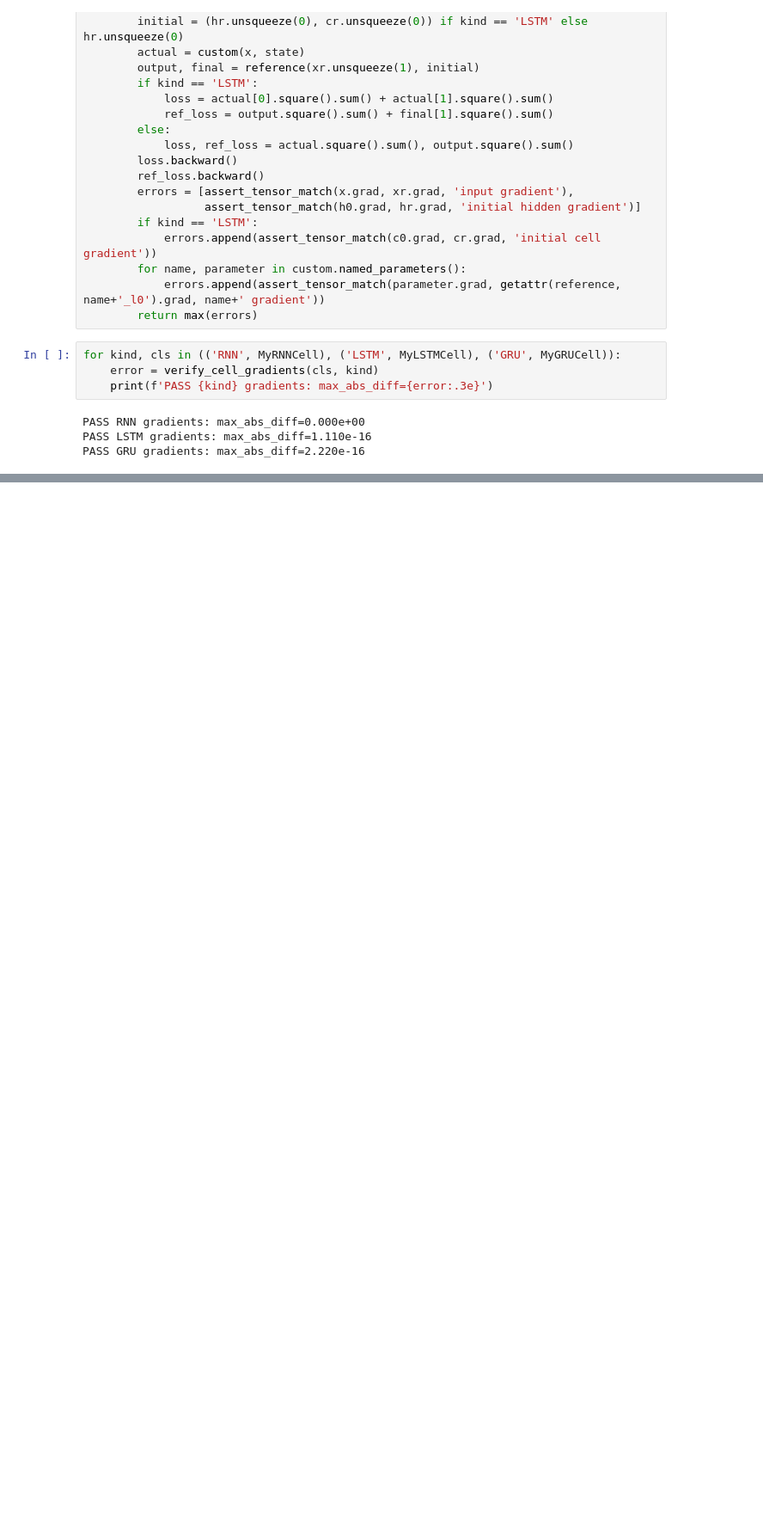
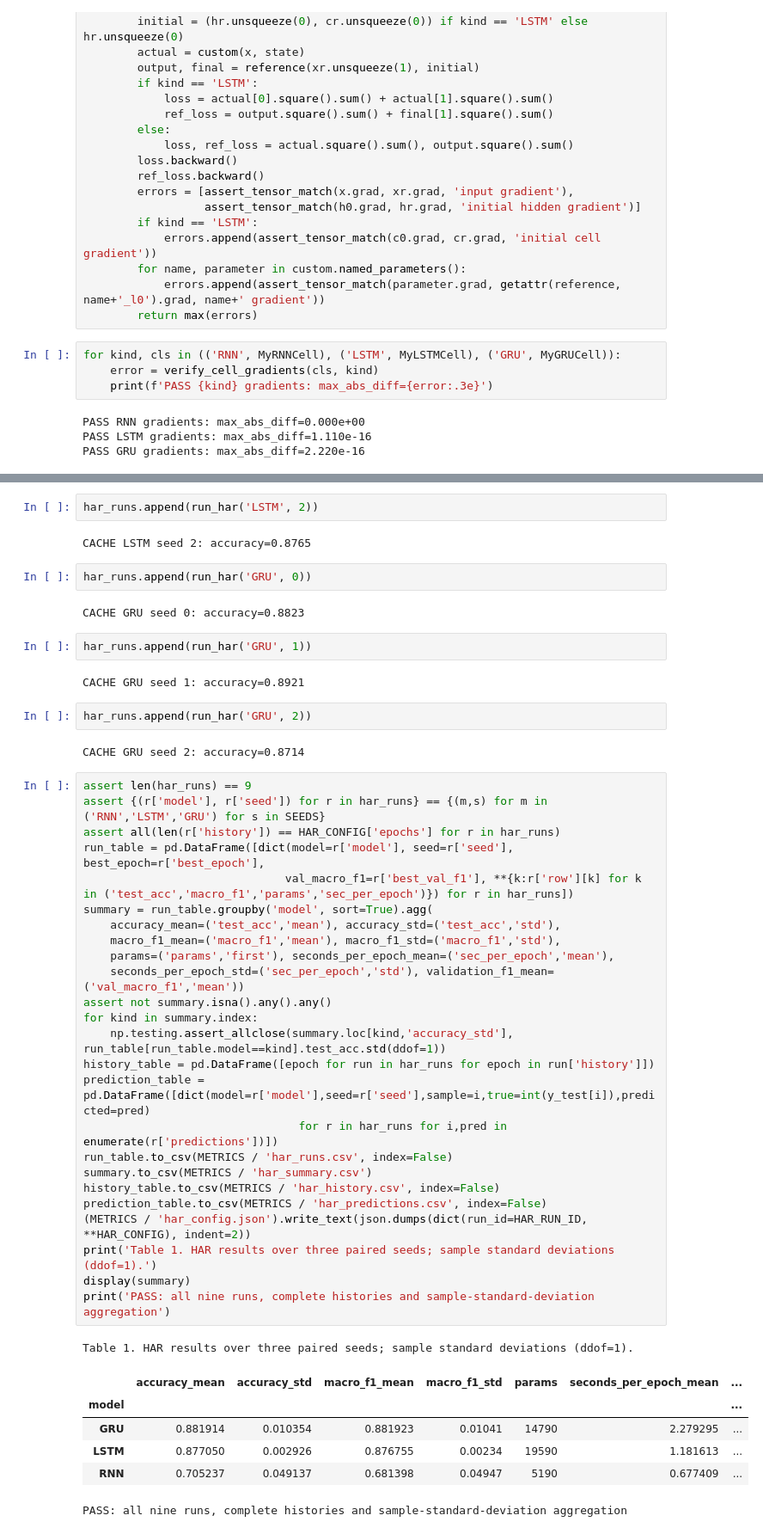
Before and after one commit to tusharviradiya/aiml-dnn-assignment-2, a Jupyter notebook: problem1/problem1.ipynb, the cells around one changed output, grey strips where cells are left out. Shown at 86% size. Saved outputs shown, nothing was run; the diff lists cells and outputs as text; blank space fills up the shorter version.

```diff
--- a/problem1/problem1.ipynb
+++ b/problem1/problem1.ipynb
@@ -598,0 +819,49 @@ PASS GRU gradients: max_abs_diff=2.220e-16
+# %%
+har_runs.append(run_har('LSTM', 2))
+# %% [output]
+CACHE LSTM seed 2: accuracy=0.8765
+# %%
+har_runs.append(run_har('GRU', 0))
+# %% [output]
+CACHE GRU seed 0: accuracy=0.8823
+# %%
+har_runs.append(run_har('GRU', 1))
+# %% [output]
+CACHE GRU seed 1: accuracy=0.8921
+# %%
+har_runs.append(run_har('GRU', 2))
+# %% [output]
+CACHE GRU seed 2: accuracy=0.8714
+# %%
+assert len(har_runs) == 9
+assert {(r['model'], r['seed']) for r in har_runs} == {(m,s) for m in ('RNN','LSTM','GRU') for s in SEEDS}
+assert all(len(r['history']) == HAR_CONFIG['epochs'] for r in har_runs)
+run_table = pd.DataFrame([dict(model=r['model'], seed=r['seed'], best_epoch=r['best_epoch'],
+                              val_macro_f1=r['best_val_f1'], **{k:r['row'][k] for k in ('test_acc','macro_f1','params','sec_per_epoch')}) for r in har_runs])
+summary = run_table.groupby('model', sort=True).agg(
+    accuracy_mean=('test_acc','mean'), accuracy_std=('test_acc','std'),
+    macro_f1_mean=('macro_f1','mean'), macro_f1_std=('macro_f1','std'),
+    params=('params','first'), seconds_per_epoch_mean=('sec_per_epoch','mean'),
+    seconds_per_epoch_std=('sec_per_epoch','std'), validation_f1_mean=('val_macro_f1','mean'))
+assert not summary.isna().any().any()
+for kind in summary.index:
+    np.testing.assert_allclose(summary.loc[kind,'accuracy_std'], run_table[run_table.model==kind].test_acc.std(ddof=1))
+history_table = pd.DataFrame([epoch for run in har_runs for epoch in run['history']])
+prediction_table = pd.DataFrame([dict(model=r['model'],seed=r['seed'],sample=i,true=int(y_test[i]),predicted=pred)
+                                for r in har_runs for i,pred in enumerate(r['predictions'])])
+run_table.to_csv(METRICS / 'har_runs.csv', index=False)
+summary.to_csv(METRICS / 'har_summary.csv')
+history_table.to_csv(METRICS / 'har_history.csv', index=False)
+prediction_table.to_csv(METRICS / 'har_predictions.csv', index=False)
+(METRICS / 'har_config.json').write_text(json.dumps(dict(run_id=HAR_RUN_ID, **HAR_CONFIG), indent=2))
+print('Table 1. HAR results over three paired seeds; sample standard deviations (ddof=1).')
+display(summary)
+print('PASS: all nine runs, complete histories and sample-standard-deviation aggregation')
+# %% [output]
+Table 1. HAR results over three paired seeds; sample standard deviations (ddof=1).
+|  | accuracy_mean | accuracy_std | macro_f1_mean | macro_f1_std | params | seconds_per_epoch_mean | ... |
+| model |  |  |  |  |  |  | ... |
+| GRU | 0.881914 | 0.010354 | 0.881923 | 0.01041 | 14790 | 2.279295 | ... |
+| LSTM | 0.877050 | 0.002926 | 0.876755 | 0.00234 | 19590 | 1.181613 | ... |
+| RNN | 0.705237 | 0.049137 | 0.681398 | 0.04947 | 5190 | 0.677409 | ... |
+PASS: all nine runs, complete histories and sample-standard-deviation aggregation
```
Also changed, not shown: parts of 18 cells of this notebook, 16 other files.
